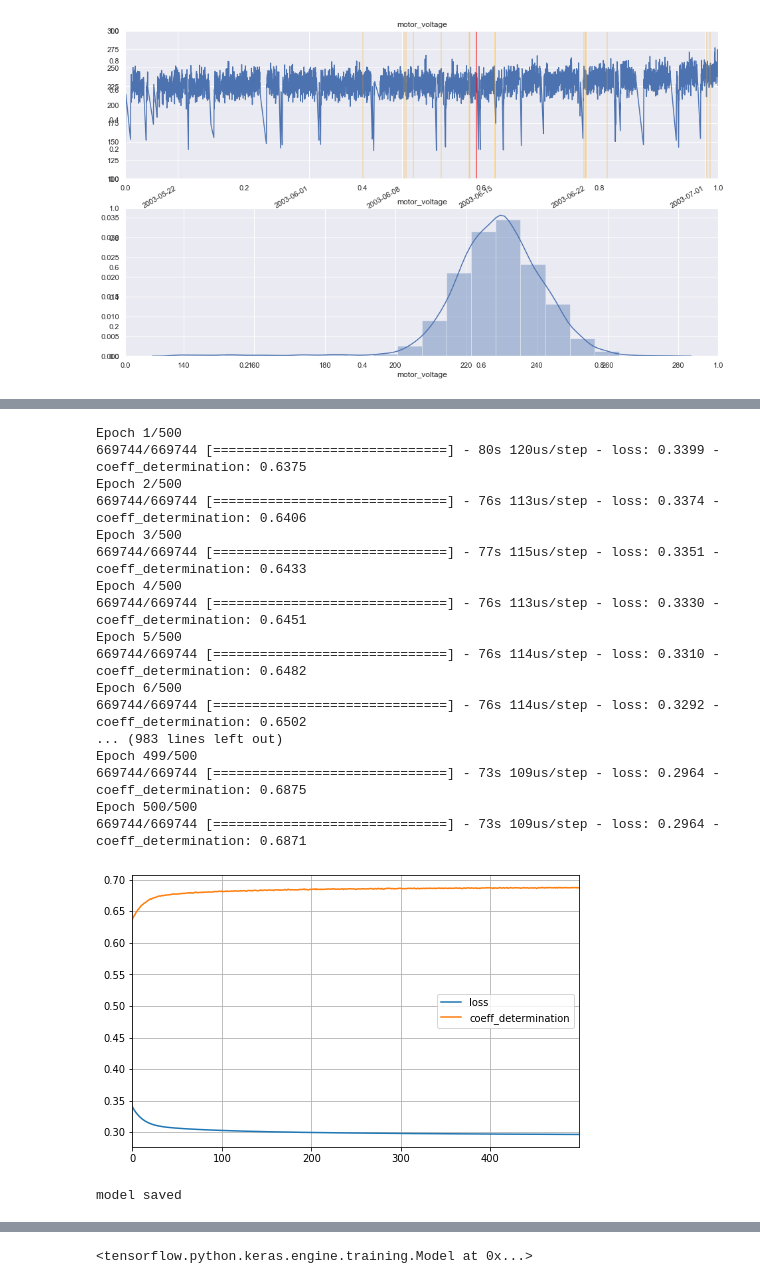
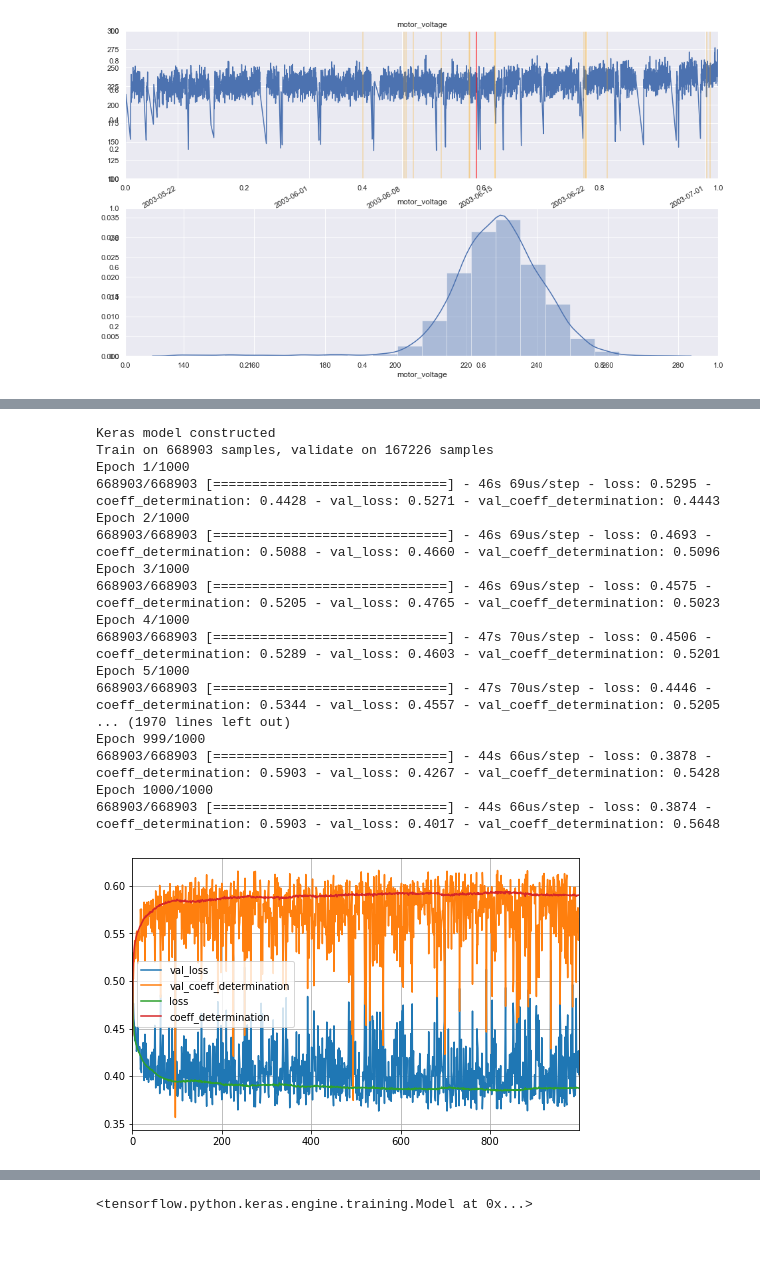
Before and after one commit to telenovelachuan/predictive_widget_maintenance, a Jupyter notebook: notebooks/unit failure predicting.ipynb, the cells around one changed output, grey strips where cells are left out. Saved outputs shown, nothing was run; the diff lists cells and outputs as text; code cells hidden in the pictures; blank space fills up the shorter version.

Commit message:
train MLP 1k epoch

```diff
--- a/notebooks/unit failure predicting.ipynb
+++ b/notebooks/unit failure predicting.ipynb
@@ -114,7 +114,7 @@ df_all_features = df_all[df_all.columns[1:]]
 df_all
 num_pipeline = Pipeline([('std_scaler', StandardScaler())])
 
-Y_LABEL = 'hours_to_failure'
+Y_LABEL = 'days_to_failure'
 train_set, test_set = train_test_split(df_all_features, test_size=0.2, random_state=42)
 x_train = num_pipeline.fit_transform(train_set.drop(columns=[Y_LABEL], axis=1))
 x_test = num_pipeline.fit_transform(test_set.drop(columns=[Y_LABEL], axis=1))
@@ -135,74 +144,62 @@ def create_keras_model(activation='selu', optimizer='adam', neuron=50, init='lec
 #     model_sequences = [
 #         keras.layers.Dense(units=neuron, activation=activation, kernel_initializer=init, input_shape=x_train.shape[1:]),
 #     ]
 
 #     for i in range(7):
 #         model_sequences.append(keras.layers.Dense(units=neuron / (i+1), activation=activation, kernel_initializer=init, input_shape=x_train.shape[1:]))
 #     model_sequences.append(keras.layers.BatchNormalization())
 #     model_sequences.append(Dense(units=1, activation=activation, name='score_output'))
 #     #model_sequences.append(keras.layers.Activation(activation))
 
 #     nn_model = keras.models.Sequential(model_sequences)
 
     input_layer = Input(shape=x_train.shape[1:])
     layer = Dense(units=neuron,  kernel_initializer=init, input_shape=x_train.shape[1:])(input_layer)
 
     for i in range(5):
         layer = Dense(units=neuron, activation=activation, kernel_initializer=init)(layer)
 
     score_output = Dense(units=1, activation=activation, name='score_output')(layer)
     nn_model = Model(inputs=input_layer, outputs=[score_output])
 
     nn_model.compile(optimizer=optimizer, loss='mse', metrics=[coeff_determination])
     return nn_model
 
 activation = LeakyReLU(alpha=0.3)
-#nn_model = create_keras_model(activation=activation, optimizer='Adadelta', neuron=100, init='lecun_uniform')
-#print("Keras model constructed")
-# history = nn_model.fit(x_train, y_train, epochs=1000, verbose=1)
+nn_model = create_keras_model(activation=activation, optimizer='Adadelta', neuron=100, init='lecun_uniform')
+print("Keras model constructed")
+history = nn_model.fit(x_train, y_train, validation_data=(x_test, y_test), epochs=1000, verbose=1)
+pd.DataFrame(history.history).plot(figsize=(8, 5))
+plt.grid(True)
+#plt.gca().set_ylim(0, 1)
+plt.show()
+
+# with open('../models/failure_predicting/sequential_1k_epoch.json') as f:
+#     nn_model = model_from_json(f.read())
+# optimizer = tensorflow.keras.optimizers.Adadelta(lr=1e-5)
+# nn_model.load_weights('../models/failure_predicting/sequential_1k_epoch.h5')
+# nn_model.compile(optimizer=optimizer, loss='mse', metrics=[coeff_determination])
+# history = nn_model.fit(x_train, y_train, epochs=500, verbose=1)
 # pd.DataFrame(history.history).plot(figsize=(8, 5))
 # plt.grid(True)
 # #plt.gca().set_ylim(0, 1)
 # plt.show()
-
-with open('../models/failure_predicting/sequential_1k_epoch.json') as f:
-    nn_model = model_from_json(f.read())
-optimizer = tensorflow.keras.optimizers.Adadelta(lr=1e-5)
-nn_model.load_weights('../models/failure_predicting/sequential_1k_epoch.h5')
-nn_model.compile(optimizer=optimizer, loss='mse', metrics=[coeff_determination])
-history = nn_model.fit(x_train, y_train, epochs=500, verbose=1)
-pd.DataFrame(history.history).plot(figsize=(8, 5))
-plt.grid(True)
-#plt.gca().set_ylim(0, 1)
-plt.show()
 # %% [output]
-Epoch 1/500
-669744/669744 [==============================] - 80s 120us/step - loss: 0.3399 - coeff_determination: 0.6375
-Epoch 2/500
-669744/669744 [==============================] - 76s 113us/step - loss: 0.3374 - coeff_determination: 0.6406
-Epoch 3/500
-669744/669744 [==============================] - 77s 115us/step - loss: 0.3351 - coeff_determination: 0.6433
-Epoch 4/500
-669744/669744 [==============================] - 76s 113us/step - loss: 0.3330 - coeff_determination: 0.6451
-Epoch 5/500
-669744/669744 [==============================] - 76s 114us/step - loss: 0.3310 - coeff_determination: 0.6482
-Epoch 6/500
-669744/669744 [==============================] - 76s 114us/step - loss: 0.3292 - coeff_determination: 0.6502
-... (983 lines left out)
-Epoch 499/500
-669744/669744 [==============================] - 73s 109us/step - loss: 0.2964 - coeff_determination: 0.6875
-Epoch 500/500
-669744/669744 [==============================] - 73s 109us/step - loss: 0.2964 - coeff_determination: 0.6871
+Keras model constructed
+Train on 668903 samples, validate on 167226 samples
+Epoch 1/1000
+668903/668903 [==============================] - 46s 69us/step - loss: 0.5295 - coeff_determination: 0.4428 - val_loss: 0.5271 - val_coeff_determination: 0.4443
+Epoch 2/1000
+668903/668903 [==============================] - 46s 69us/step - loss: 0.4693 - coeff_determination: 0.5088 - val_loss: 0.4660 - val_coeff_determination: 0.5096
+Epoch 3/1000
+668903/668903 [==============================] - 46s 69us/step - loss: 0.4575 - coeff_determination: 0.5205 - val_loss: 0.4765 - val_coeff_determination: 0.5023
+Epoch 4/1000
+668903/668903 [==============================] - 47s 70us/step - loss: 0.4506 - coeff_determination: 0.5289 - val_loss: 0.4603 - val_coeff_determination: 0.5201
+Epoch 5/1000
+668903/668903 [==============================] - 47s 70us/step - loss: 0.4446 - coeff_determination: 0.5344 - val_loss: 0.4557 - val_coeff_determination: 0.5205
+... (1970 lines left out)
+Epoch 999/1000
+668903/668903 [==============================] - 44s 66us/step - loss: 0.3878 - coeff_determination: 0.5903 - val_loss: 0.4267 - val_coeff_determination: 0.5428
+Epoch 1000/1000
+668903/668903 [==============================] - 44s 66us/step - loss: 0.3874 - coeff_determination: 0.5903 - val_loss: 0.4017 - val_coeff_determination: 0.5648
-[figure, old version]
+[figure, new version]
-# %%
-def save_keras_model(model, history, file_name):
-    model_json = model.to_json()
-    with open("../models/failure_predicting/{}.json".format(file_name), 'w') as json_file:
-        json_file.write(model_json)
-    model.save_weights("../models/failure_predicting/{}.h5".format(file_name))
-    with open('../models/failure_predicting/{}.history'.format(file_name), 'wb') as file_history:
-        pickle.dump(history.history, file_history)
-    print("model saved")
-save_keras_model(nn_model, history, "sequential_15k_epoch")
-# %% [output]
-model saved
```
Also changed, not shown: parts of 3 cells of this notebook.
